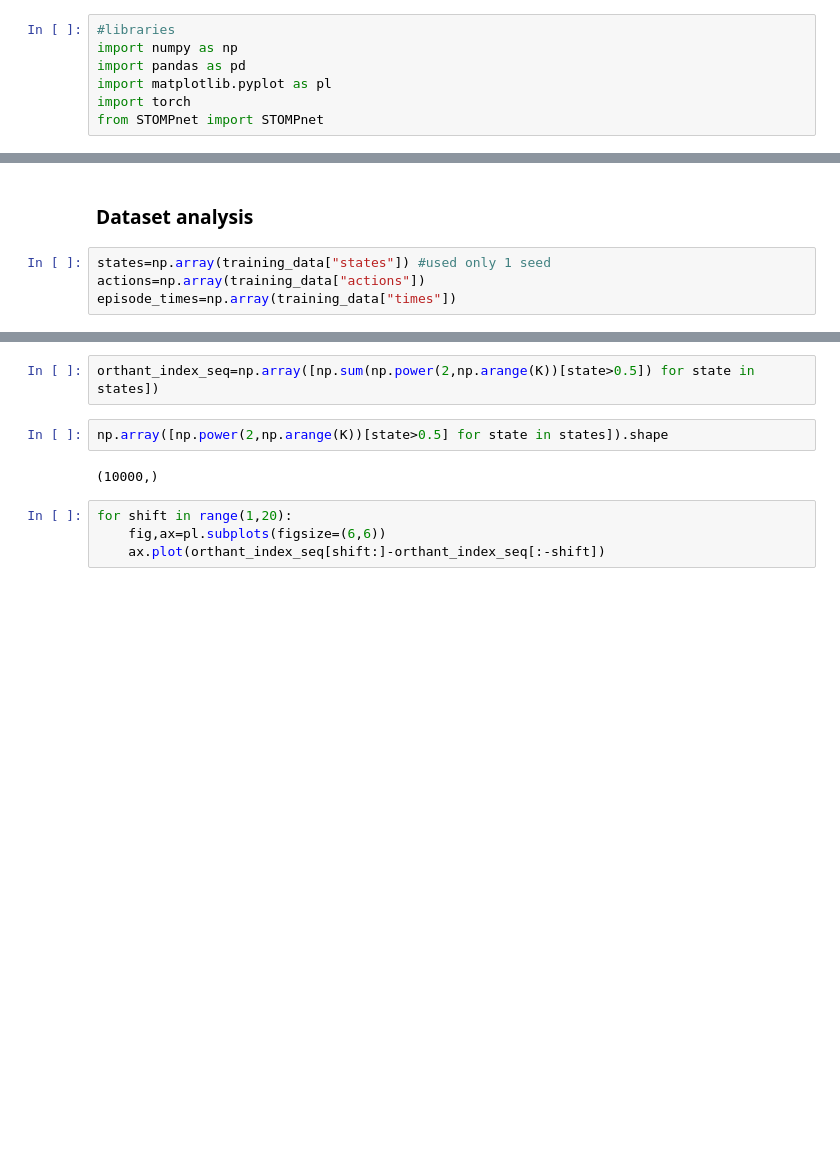
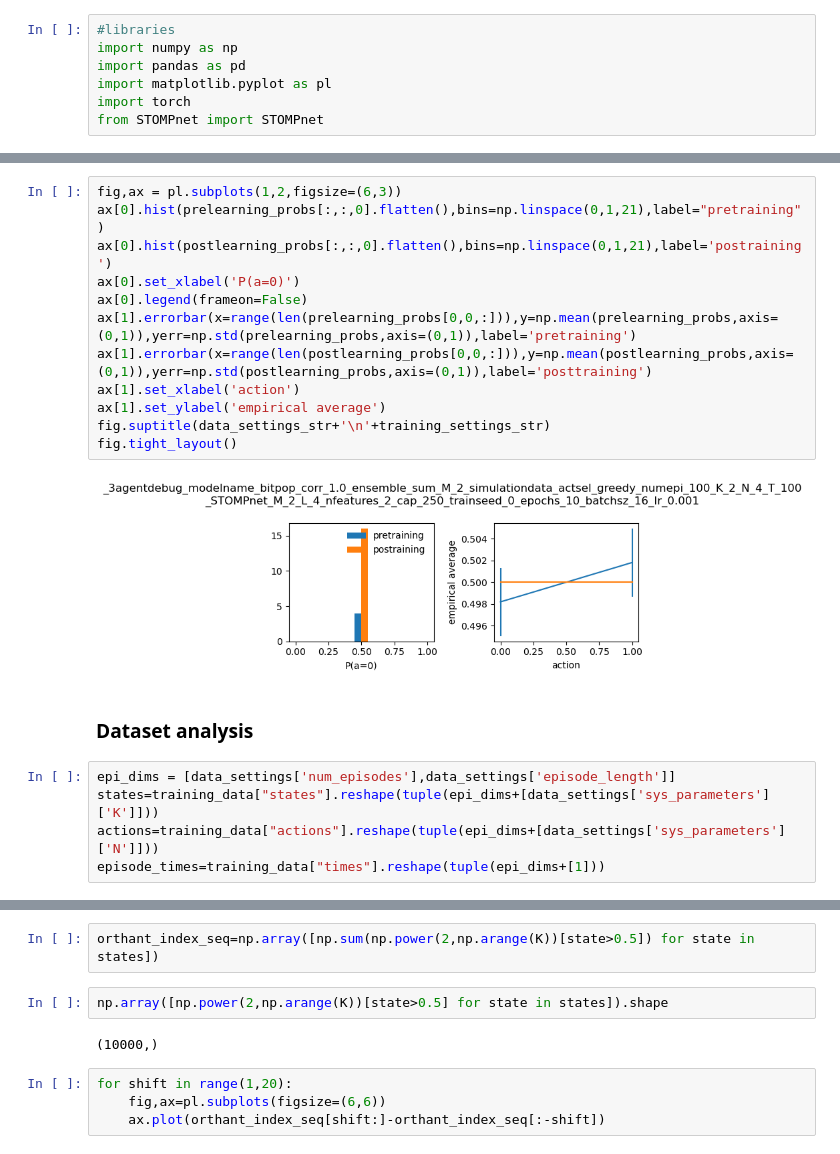
Before and after one commit to amimem/ToMM, a Jupyter notebook: trained_networks_analysis.ipynb, the cells around one changed output, grey strips where cells are left out. Saved outputs shown, nothing was run; the diff lists cells and outputs as text; blank space fills up the shorter version.

```diff
--- a/trained_networks_analysis.ipynb
+++ b/trained_networks_analysis.ipynb
@@ -139,6 +127,21 @@ fig.tight_layout()
+# %%
+fig,ax = pl.subplots(1,2,figsize=(6,3))
+ax[0].hist(prelearning_probs[:,:,0].flatten(),bins=np.linspace(0,1,21),label="pretraining")
+ax[0].hist(postlearning_probs[:,:,0].flatten(),bins=np.linspace(0,1,21),label='postraining')
+ax[0].set_xlabel('P(a=0)')
+ax[0].legend(frameon=False)
+ax[1].errorbar(x=range(len(prelearning_probs[0,0,:])),y=np.mean(prelearning_probs,axis=(0,1)),yerr=np.std(prelearning_probs,axis=(0,1)),label='pretraining')
+ax[1].errorbar(x=range(len(postlearning_probs[0,0,:])),y=np.mean(postlearning_probs,axis=(0,1)),yerr=np.std(postlearning_probs,axis=(0,1)),label='posttraining')
+ax[1].set_xlabel('action')
+ax[1].set_ylabel('empirical average')
+fig.suptitle(data_settings_str+'\n'+training_settings_str)
+fig.tight_layout()
+# %% [output]
+[figure, added]
 # %% [markdown]
 ### Dataset analysis
 # %%
-states=np.array(training_data["states"]) #used only 1 seed
-actions=np.array(training_data["actions"])
-episode_times=np.array(training_data["times"])
+epi_dims = [data_settings['num_episodes'],data_settings['episode_length']]
+states=training_data["states"].reshape(tuple(epi_dims+[data_settings['sys_parameters']['K']]))
+actions=training_data["actions"].reshape(tuple(epi_dims+[data_settings['sys_parameters']['N']]))
+episode_times=training_data["times"].reshape(tuple(epi_dims+[1]))
```
Also changed, not shown: parts of 17 cells of this notebook, 5 other files.
